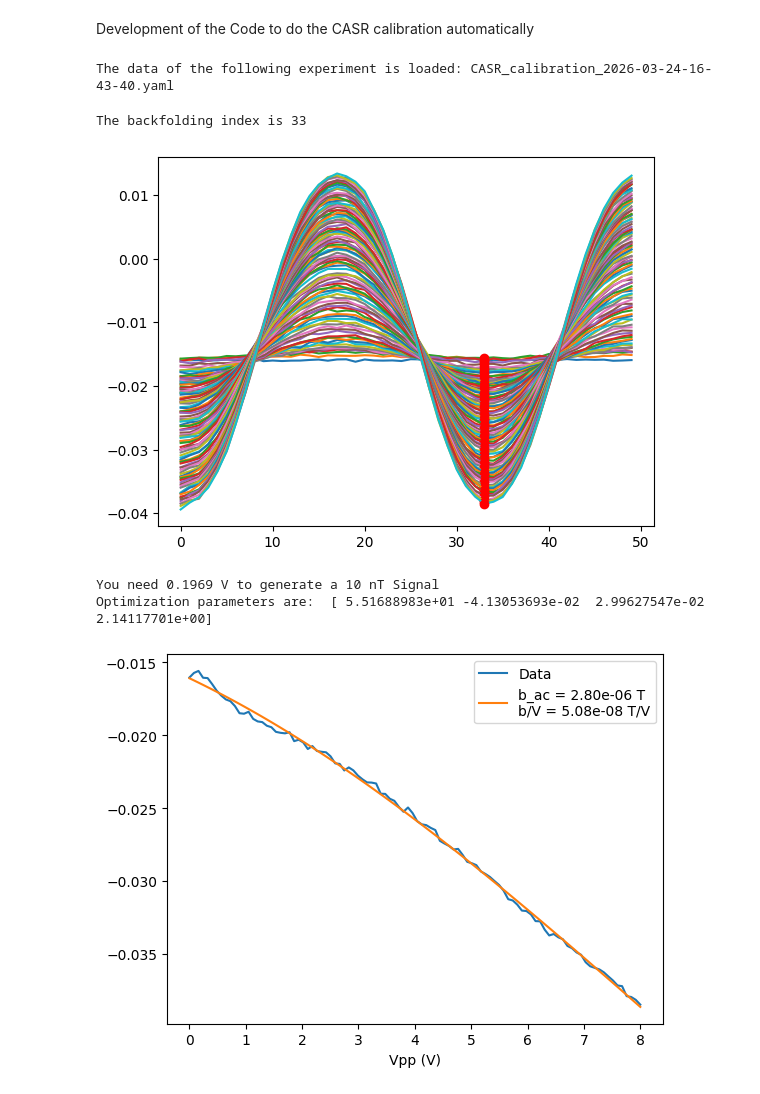
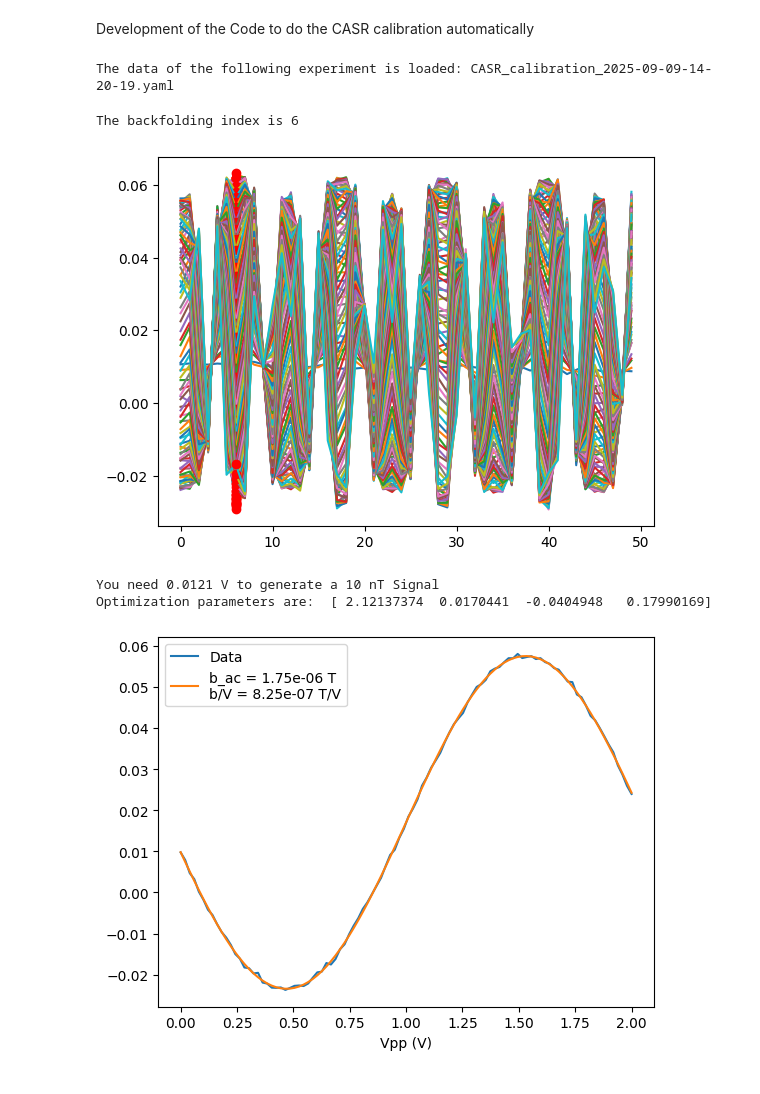
Before and after one commit to MaxGertRichter/evaluation_package, a Jupyter notebook: example_notebooks/04_casr_calibration.ipynb, the cells around one changed output. Cells and saved outputs as stored; diff of their text form; code cells hidden in the pictures.

Commit message:
v1.0.0 Release: Modernized architecture, config-driven logic, performance optimizations, and example datasets

```diff
--- a/example_notebooks/04_casr_calibration.ipynb
+++ b/example_notebooks/04_casr_calibration.ipynb
@@ -10,21 +10,21 @@ Development of the Code to do the CASR calibration automatically
 # %%
 #date_key = "2025-09-09-14-20-19"
 experiment_type = "CASR_calibration"
-subfolder = "01_Datafolder/01_Random_runs"
-yaml_config, data = ft.load_experiment_data(experiment_type, subfolder, print=True)#, date_key=date_key)
+subfolder = ""
+yaml_config, data = ft.load_experiment_data(experiment_type, subfolder, print=True, date_key = "2025-09-09-14-20-19")#, date_key=date_key)
 data = data[0]
 avg = yaml_config['averages']
 contrast = ut.contrast(data, experiment_type="CASR_sensitivity")/avg
 # %% [output]
-The data of the following experiment is loaded: CASR_calibration_2026-03-24-16-43-40.yaml
+The data of the following experiment is loaded: CASR_calibration_2025-09-09-14-20-19.yaml
 # %%
-calib.check_backfolding_index(contrast, "slow_minima", 0)
+calib.check_backfolding_index(contrast, "slow_maxima", 0)
 # %% [output]
-The backfolding index is 33
+The backfolding index is 6
-[figure, old version]
+[figure, new version]
 # %%
 calib.plot_casr_clibration(yaml_config, data,"slow_minima", 0)
 # %% [output]
-You need 0.1969 V to generate a 10 nT Signal
-Optimization parameters are:  [ 5.51688983e+01 -4.13053693e-02  2.99627547e-02  2.14117701e+00]
+You need 0.0121 V to generate a 10 nT Signal
+Optimization parameters are:  [ 2.12137374  0.0170441  -0.0404948   0.17990169]
-[figure, old version]
+[figure, new version]
```
Also changed, not shown: 51 other files.
